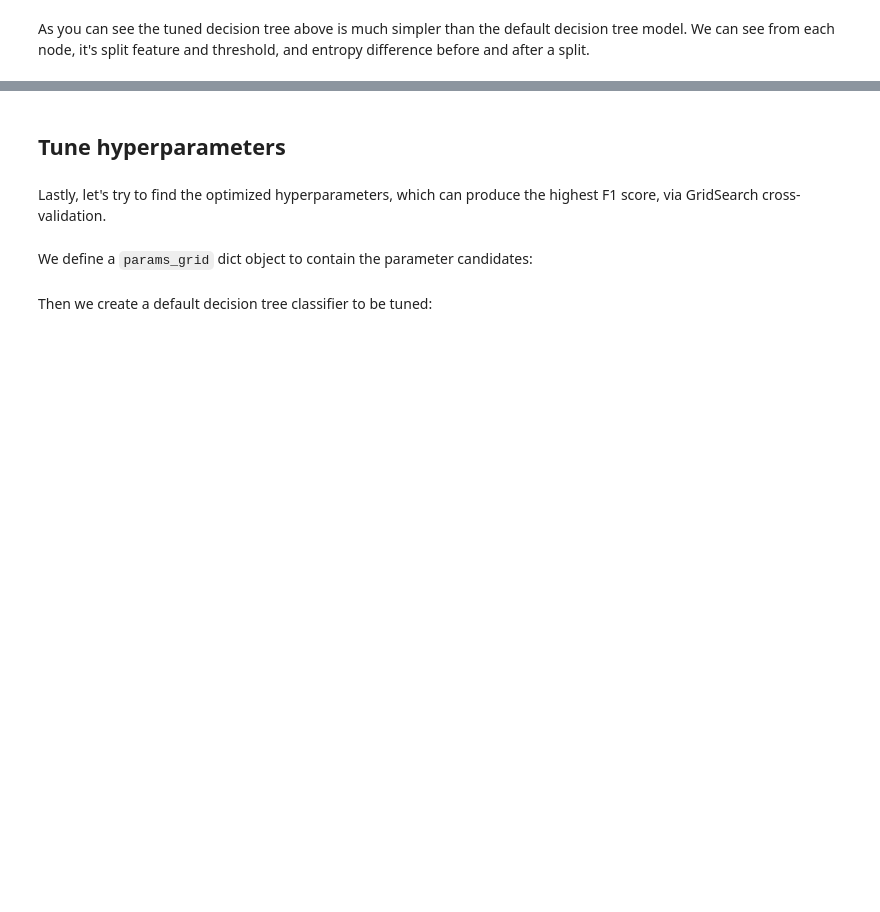
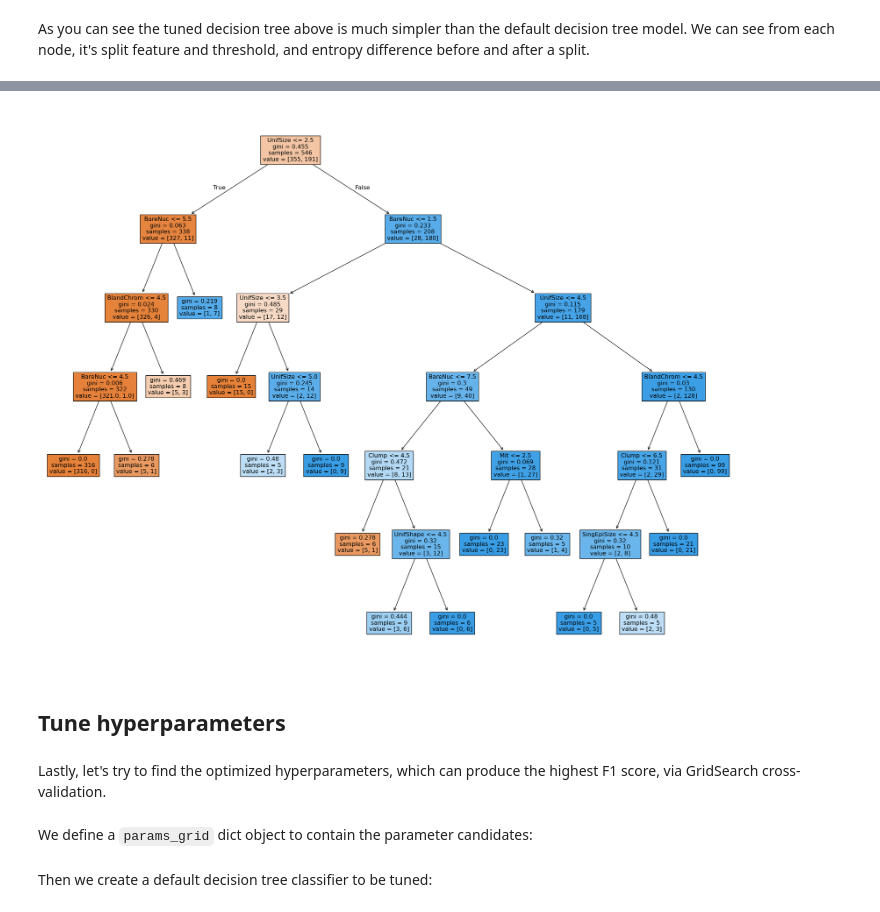
Before and after one commit to MassGH2023/Supervised-Machine-Learning-Classification, a Jupyter notebook: lab_jupyter_decisiontree_v2.ipynb, the cells around one changed output, grey strips where cells are left out. Drawn from its saved outputs; the diff is of its cells as text; code cells hidden in the pictures; blank space fills up the shorter version.

```diff
--- a/lab_jupyter_decisiontree_v2.ipynb
+++ b/lab_jupyter_decisiontree_v2.ipynb
@@ -179,0 +208,4 @@ plot_decision_tree(custom_model, feature_names)
+# %%
+# Type your code here
+dtc = DecisionTreeClassifier(criterion='gini', max_depth = 15, min_samples_leaf=5).fit(X_train, y_train)
+y_hat = dtc.predict(X_test)
@@ -180,3 +226,7 @@ plot_decision_tree(custom_model, feature_names)
+# %%
+plot_decision_tree(dtc, X.columns)
+# %% [output]
+[figure, added]
 # %% [markdown]
 ## Tune hyperparameters
 # %% [markdown]
```
Also changed, not shown: parts of 28 cells of this notebook.
